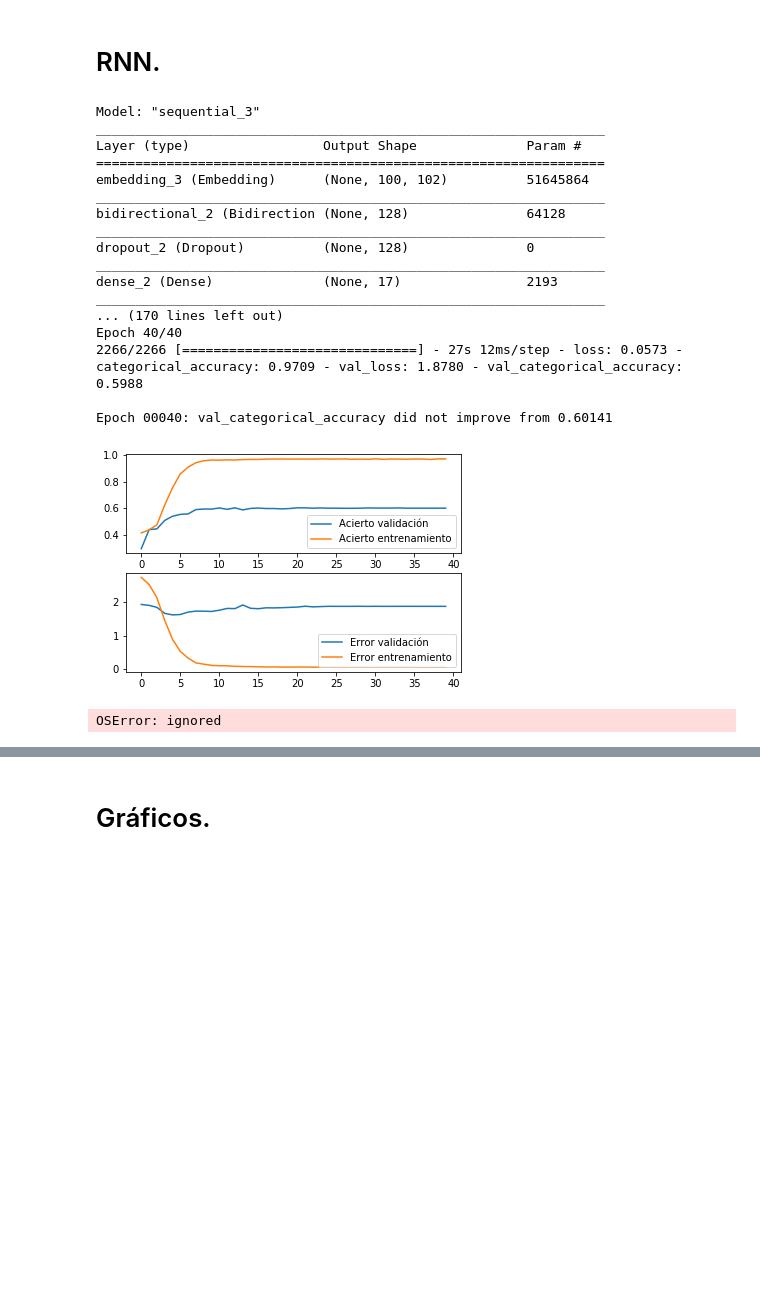
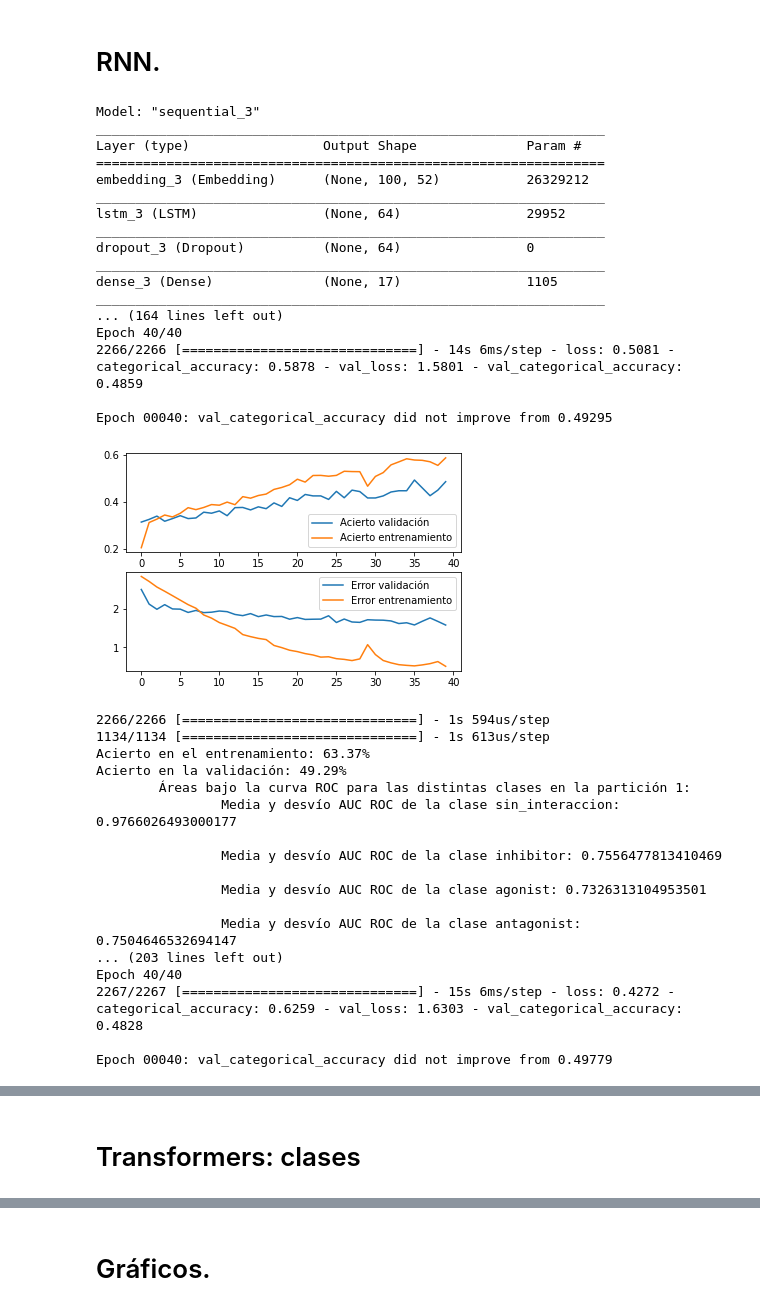
Before and after one commit to johny65/PFC_DGIdb_src, a Jupyter notebook: colab/PFC_CNN.ipynb, the cells around one changed output, grey strips where cells are left out. Cells and saved outputs as stored; diff of their text form; code cells hidden in the pictures; blank space fills up the shorter version.

```diff
--- a/colab/PFC_CNN.ipynb
+++ b/colab/PFC_CNN.ipynb
@@ -953,14 +751,6 @@ import numpy as np
 import matplotlib.pyplot as pplt
 import statistics
 import os
-
-# print("Generando matriz de embeddings.")
-# embeddings_matriz = np.zeros((top_palabras_frecuentes, dimension_embedding))
-# for palabra, secuencia in vocabulario.word_index.items():
-#     embedding_vector = embeddings_dict.wv[palabra]
-#     if embedding_vector is not None:
-#         embeddings_matriz[i] = embedding_vector
-# print("Matriz de embeddings generada.")
 
 areas_roc = list()
 resultados_finales = list()
@@ -984,8 +774,12 @@ for train_index, val_index in kfold.split(x_entrenamiento, y_para_split):
   embedding = Embedding(input_dim=matriz_embeddings.shape[0],
                         output_dim=DIMENSION_EMBEDDINGS,
                         input_length=maxima_longitud_ejemplos,
-                        weights=[matriz_embeddings])(entrada)
-                        # trainable=True)(entrada)
+                        weights=[matriz_embeddings],#)(entrada)
+                        trainable=ENTRENABLES)(entrada)
+
+  # embedding = Embedding(input_dim=matriz_embeddings.shape[0],
+  #                       output_dim=DIMENSION_EMBEDDINGS,
+  #                       input_length=maxima_longitud_ejemplos)(entrada)
 
   # Capas de convolución y pooling
   capas = list()
@@ -996,8 +790,10 @@ for train_index, val_index in kfold.split(x_entrenamiento, y_para_split):
                         use_bias=False)(embedding)
     batch_normalization = BatchNormalization()(convolucion)
     activacion = Activation(ACTIVACION_OCULTA)(batch_normalization)
+    # activacion = convolucion
     pooling = GlobalMaxPooling1D()(activacion)
     dropout = Dropout(PORCENTAJE_DROPEO)(pooling)
+    # dropout = pooling
     capas.append(dropout)
 
   # Concatenación de las convoluciones y poolings
@@ -1007,7 +803,7 @@ for train_index, val_index in kfold.split(x_entrenamiento, y_para_split):
     convoluciones_poolings = capas[0]
 
   # Capas ocultas
-  ultima_capa = 0
+  ultima_capa = convoluciones_poolings
   dense = 0
   for j in range(0, CAPAS_OCULTAS, 1):
     if j == 0:
@@ -1016,20 +812,23 @@ for train_index, val_index in kfold.split(x_entrenamiento, y_para_split):
       dense = Dense(NEURONAS_OCULTAS, use_bias=False)(ultima_capa)
     batch_normalization = BatchNormalization()(dense)
     activacion = Activation(ACTIVACION_OCULTA)(batch_normalization)
+    # activacion = dense
     dropout = Dropout(PORCENTAJE_DROPEO)(activacion)
+    # dropout = activacion
     ultima_capa = dropout
 
   # Capa de salida
   dense3 = Dense(NEURONAS_SALIDA, activation=ACTIVACION_SALIDA)(ultima_capa)
-  modelo_cnn = Model(input=entrada, output=dense3)
+  # modelo_cnn = Model(input=entrada, output=dense3)
+  modelo_cnn = Model(entrada, dense3)
 
   # Se guarda la arquitectura del modelo en un archivo de imagen
   plot_model(modelo_cnn, to_file=modelo_arquitectura_ruta)
   ''' Arquitectura del modelo '''
 
   modelo_cnn.compile(optimizer=OPTIMIZADOR,
-                      loss=FUNCION_ERROR,
-                      metrics=[METRICA])
+                     loss=FUNCION_ERROR,
+                     metrics=[METRICA])
 
   # Callbacks
   bajar_velocidad = ReduceLROnPlateau(monitor='val_loss',
@@ -1148,7 +947,7 @@ for k in range(PARTICIONES):
     _, acierto = model.evaluate(x_entrenamiento, y_entrenamiento)
     if acierto > mejor_acierto:
         mejor_acierto = acierto
-        mejor = k
+        mejor = k+1
 
 os.rename(modelo_guardado_ruta.format(mejor), modelo_guardado_ruta.format("final"))
 # %% [output]
@@ -1305,11 +1017,13 @@ for train_index, val_index in kfold.split(x_entrenamiento, y_para_split):
     model.add(Embedding(input_dim=matriz_embeddings.shape[0],
                         output_dim=DIMENSION_EMBEDDINGS,
                         input_length=maxima_longitud_ejemplos,
-                        weights=[matriz_embeddings]))
+                        weights=[matriz_embeddings],
+                        trainable=ENTRENABLES))
     # model.add(Dropout(0.1))
     # model.add(Bidirectional(LSTM(64)))
     # model.add(LSTM(units=UNIDADES_LSTM, dropout=PORCENTAJE_DROPEO))
-    model.add(Bidirectional(GRU(units=UNIDADES_LSTM)))
+    # model.add(Bidirectional(GRU(units=UNIDADES_LSTM)))
+    model.add(LSTM(UNIDADES_LSTM))
     model.add(Dropout(PORCENTAJE_DROPEO))
     model.add(Dense(NEURONAS_SALIDA))
     model.add(Activation(ACTIVACION_SALIDA))
@@ -1334,7 +1048,7 @@ for train_index, val_index in kfold.split(x_entrenamiento, y_para_split):
                                             mode='auto',
                                             verbose=1)
 
-    modelo_punto_de_control = ModelCheckpoint(modelo_guardado_ruta.format(i),
+    modelo_punto_de_control = ModelCheckpoint(modelo_rnn_guardado_ruta.format(i),
                                               monitor="val_categorical_accuracy",
                                               mode="auto",
                                               save_best_only=True,
@@ -1413,39 +1127,55 @@ for i in range(0, NEURONAS_SALIDA, 1):
     lista = list()
     for j in range(0, PARTICIONES, 1):
         area = areas_roc[j][i]
         lista.append(area)
     media = statistics.mean(lista)
     desvio = statistics.stdev(lista)
     promedios_desvios_auc_roc[i] = [media, desvio]
 
 
 mejor = -1
 mejor_acierto = -1
 for k in range(PARTICIONES):
     model = load_model(modelo_rnn_guardado_ruta.format(k))
     _, acierto = model.evaluate(x_entrenamiento, y_entrenamiento)
     if acierto > mejor_acierto:
         mejor_acierto = acierto
         mejor = k
 
 os.rename(modelo_rnn_guardado_ruta.format(mejor), modelo_rnn_guardado_ruta.format("final"))
 # %% [output]
 Model: "sequential_3"
 _________________________________________________________________
 Layer (type)                 Output Shape              Param #
 =================================================================
-embedding_3 (Embedding)      (None, 100, 102)          51645864
+embedding_3 (Embedding)      (None, 100, 52)           26329212
 _________________________________________________________________
-bidirectional_2 (Bidirection (None, 128)               64128
+lstm_3 (LSTM)                (None, 64)                29952
 _________________________________________________________________
-dropout_2 (Dropout)          (None, 128)               0
+dropout_3 (Dropout)          (None, 64)                0
 _________________________________________________________________
-dense_2 (Dense)              (None, 17)                2193
+dense_3 (Dense)              (None, 17)                1105
 _________________________________________________________________
-... (170 lines left out)
+... (164 lines left out)
 Epoch 40/40
-2266/2266 [==============================] - 27s 12ms/step - loss: 0.0573 - categorical_accuracy: 0.9709 - val_loss: 1.8780 - val_categorical_accuracy: 0.5988
+2266/2266 [==============================] - 14s 6ms/step - loss: 0.5081 - categorical_accuracy: 0.5878 - val_loss: 1.5801 - val_categorical_accuracy: 0.4859
 
-Epoch 00040: val_categorical_accuracy did not improve from 0.60141
+Epoch 00040: val_categorical_accuracy did not improve from 0.49295
-[figure, old version]
+[figure, new version]
-OSError: ignored
+2266/2266 [==============================] - 1s 594us/step
+1134/1134 [==============================] - 1s 613us/step
+Acierto en el entrenamiento: 63.37%
+Acierto en la validación: 49.29%
+        Áreas bajo la curva ROC para las distintas clases en la partición 1:
+                Media y desvío AUC ROC de la clase sin_interaccion: 0.9766026493000177
+
+                Media y desvío AUC ROC de la clase inhibitor: 0.7556477813410469
+
+                Media y desvío AUC ROC de la clase agonist: 0.7326313104953501
+
+                Media y desvío AUC ROC de la clase antagonist: 0.7504646532694147
+... (203 lines left out)
+Epoch 40/40
+2267/2267 [==============================] - 15s 6ms/step - loss: 0.4272 - categorical_accuracy: 0.6259 - val_loss: 1.6303 - val_categorical_accuracy: 0.4828
+
+Epoch 00040: val_categorical_accuracy did not improve from 0.49779
@@ -1451,0 +1200,2 @@ OSError: ignored
+# %% [markdown]
+# Transformers: clases
```
Also changed, not shown: parts of 23 cells of this notebook.
